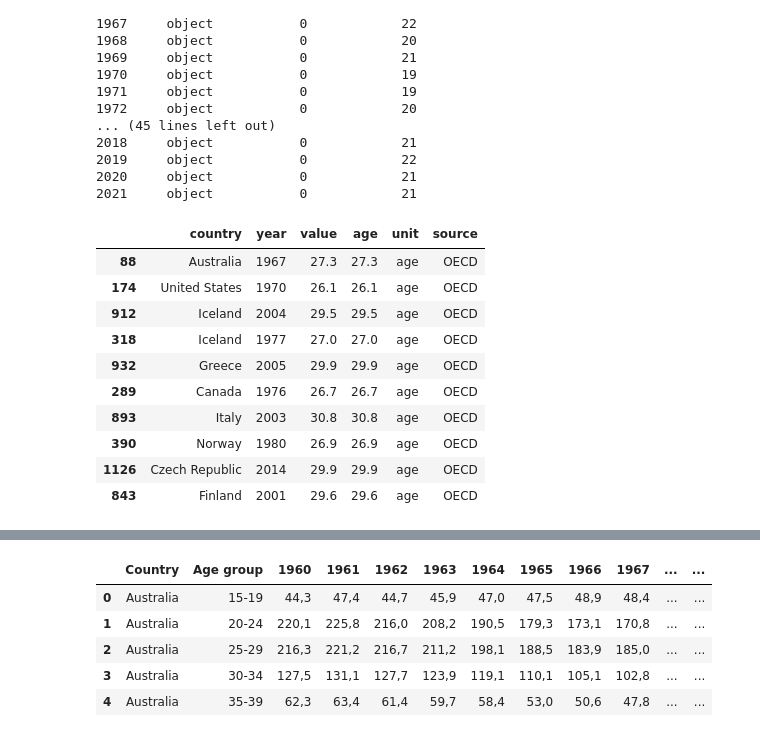
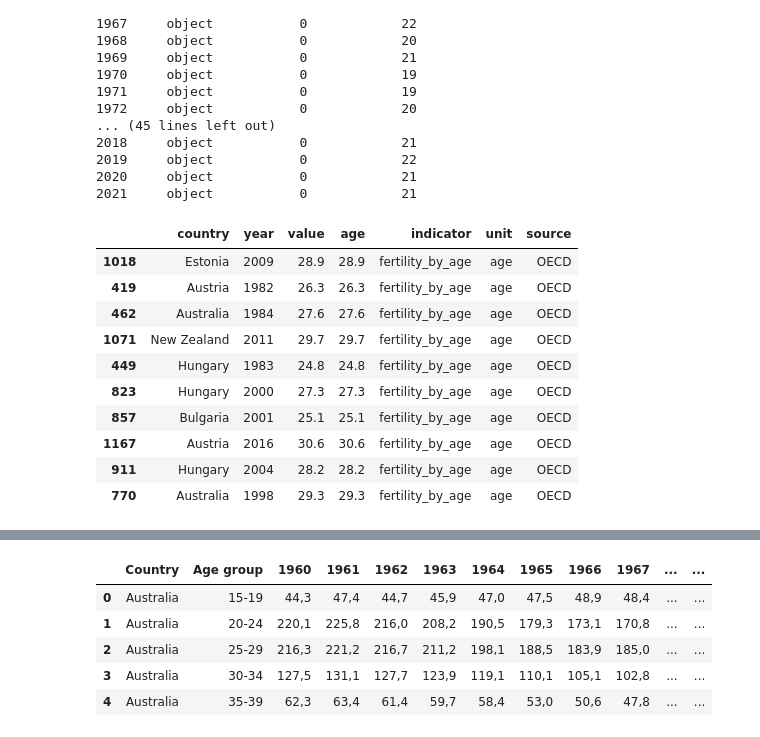
Before and after one commit to YkslB/marriage_statistics, a Jupyter notebook: scripts/Cleaning.ipynb, the cells around one changed output, grey strips where cells are left out. Drawn from its saved outputs; the diff is of its cells as text; code cells hidden in the pictures.

```diff
--- a/scripts/Cleaning.ipynb
+++ b/scripts/Cleaning.ipynb
@@ -1945,39 +1960,39 @@ df_19_1.dropna(inplace=True)
 # %%
 # --- Identify id columns and year columns
 id_cols = [c for c in ['country','age','age_group','indicator'] if c in df_19_1.columns]
 year_cols = [c for c in df_19_1.columns if re.fullmatch(r'\d{4}', c)]
 
 # --- Wide → Long
 df_19_1 = df_19_1.melt(
     id_vars=id_cols,
     value_vars=year_cols,
     var_name='year',
     value_name='value'
 )
 
 # --- Fix types
 df_19_1['year'] = df_19_1['year'].astype(int)
 df_19_1['age'] = pd.to_numeric(df_19_1['value'], errors='coerce')
 df_19_1 = df_19_1.dropna(subset=['value'])
 
 # --- Add unit & indicator if missing
-if 'indicator' not in df_19_3.columns:
+if 'indicator' not in df_19_1.columns:
     df_19_1['indicator'] = 'fertility_by_age'
 df_19_1['unit'] = 'age'
 df_19_1['source'] = 'OECD'
 df_19_1.sample(10)
 # %% [output]
-|  | country | year | value | age | unit | source |
-| 88 | Australia | 1967 | 27.3 | 27.3 | age | OECD |
-| 174 | United States | 1970 | 26.1 | 26.1 | age | OECD |
-| 912 | Iceland | 2004 | 29.5 | 29.5 | age | OECD |
-| 318 | Iceland | 1977 | 27.0 | 27.0 | age | OECD |
-| 932 | Greece | 2005 | 29.9 | 29.9 | age | OECD |
-| 289 | Canada | 1976 | 26.7 | 26.7 | age | OECD |
-| 893 | Italy | 2003 | 30.8 | 30.8 | age | OECD |
-| 390 | Norway | 1980 | 26.9 | 26.9 | age | OECD |
-| 1126 | Czech Republic | 2014 | 29.9 | 29.9 | age | OECD |
-| 843 | Finland | 2001 | 29.6 | 29.6 | age | OECD |
+|  | country | year | value | age | indicator | unit | source |
+| 1018 | Estonia | 2009 | 28.9 | 28.9 | fertility_by_age | age | OECD |
+| 419 | Austria | 1982 | 26.3 | 26.3 | fertility_by_age | age | OECD |
+| 462 | Australia | 1984 | 27.6 | 27.6 | fertility_by_age | age | OECD |
+| 1071 | New Zealand | 2011 | 29.7 | 29.7 | fertility_by_age | age | OECD |
+| 449 | Hungary | 1983 | 24.8 | 24.8 | fertility_by_age | age | OECD |
+| 823 | Hungary | 2000 | 27.3 | 27.3 | fertility_by_age | age | OECD |
+| 857 | Bulgaria | 2001 | 25.1 | 25.1 | fertility_by_age | age | OECD |
+| 1167 | Austria | 2016 | 30.6 | 30.6 | fertility_by_age | age | OECD |
+| 911 | Hungary | 2004 | 28.2 | 28.2 | fertility_by_age | age | OECD |
+| 770 | Australia | 1998 | 29.3 | 29.3 | fertility_by_age | age | OECD |
 # %%
 df_info = pd.DataFrame({
     'dtype': df_19_1.dtypes,
```
Also changed, not shown: parts of 48 cells of this notebook, 6 other files.
